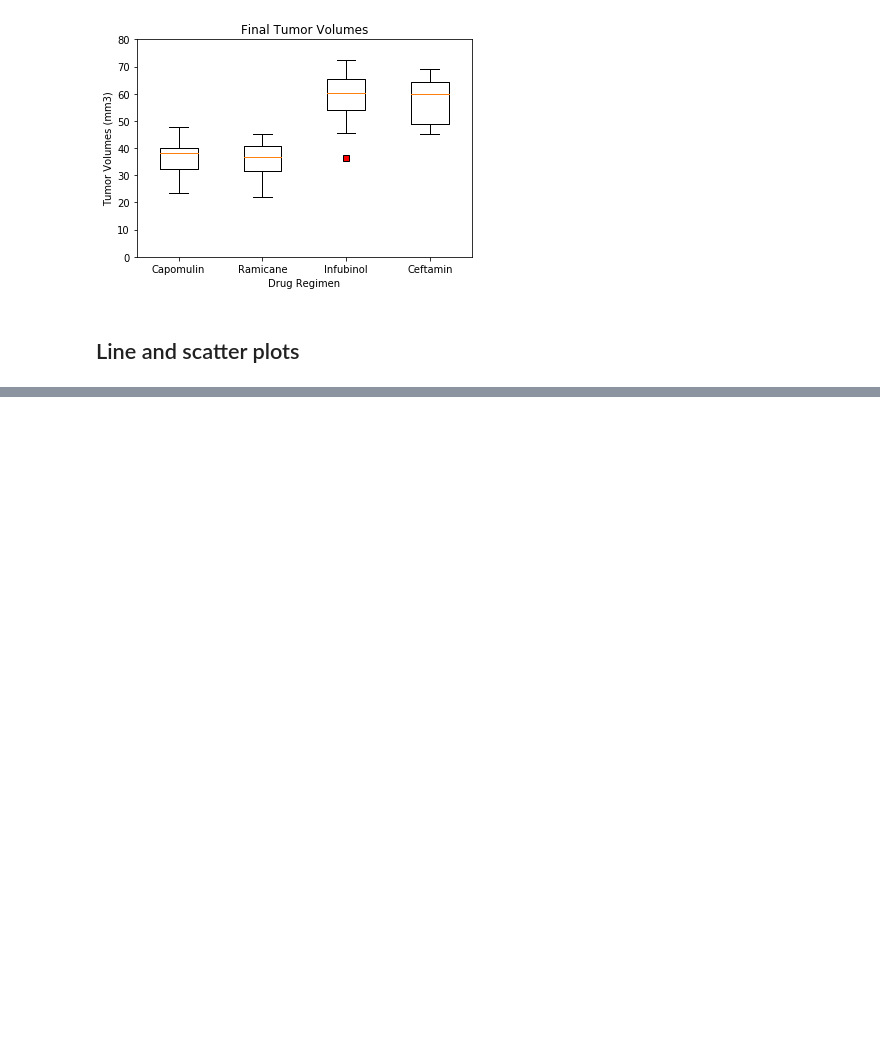
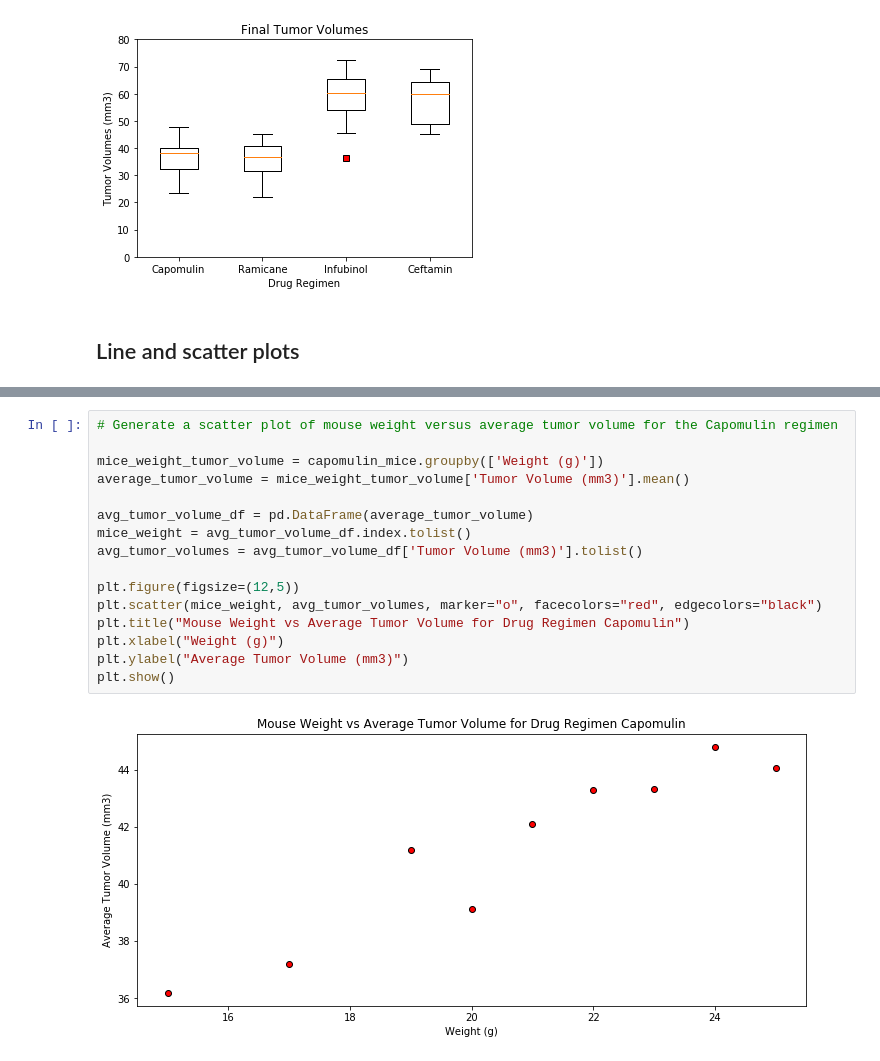
Before and after one commit to anulkar/matplotlib-challenge, a Jupyter notebook: Pymaceuticals/pymaceuticals.ipynb, the cells around one changed output, grey strips where cells are left out. Drawn from its saved outputs; the diff is of its cells as text; blank space fills up the shorter version.

```diff
--- a/Pymaceuticals/pymaceuticals.ipynb
+++ b/Pymaceuticals/pymaceuticals.ipynb
@@ -227,0 +230,18 @@ plt.show()
+# %%
+# Generate a scatter plot of mouse weight versus average tumor volume for the Capomulin regimen
+
+mice_weight_tumor_volume = capomulin_mice.groupby(['Weight (g)'])
+average_tumor_volume = mice_weight_tumor_volume['Tumor Volume (mm3)'].mean()
+
+avg_tumor_volume_df = pd.DataFrame(average_tumor_volume)
+mice_weight = avg_tumor_volume_df.index.tolist()
+avg_tumor_volumes = avg_tumor_volume_df['Tumor Volume (mm3)'].tolist()
+
+plt.figure(figsize=(12,5))
+plt.scatter(mice_weight, avg_tumor_volumes, marker="o", facecolors="red", edgecolors="black")
+plt.title("Mouse Weight vs Average Tumor Volume for Drug Regimen Capomulin")
+plt.xlabel("Weight (g)")
+plt.ylabel("Average Tumor Volume (mm3)")
+plt.show()
+# %% [output]
+[figure, added]
```
Also changed, not shown: parts of 7 cells of this notebook.
